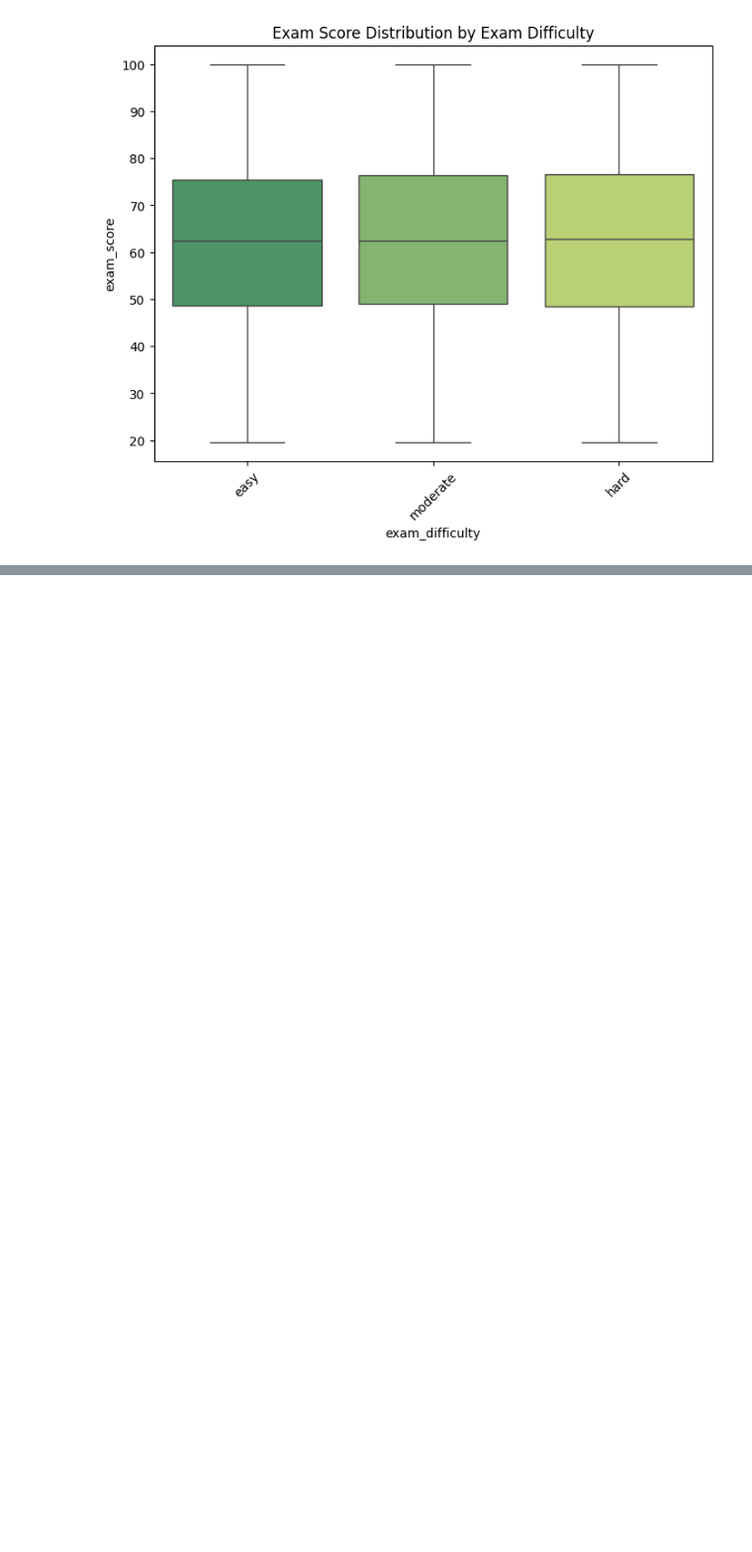
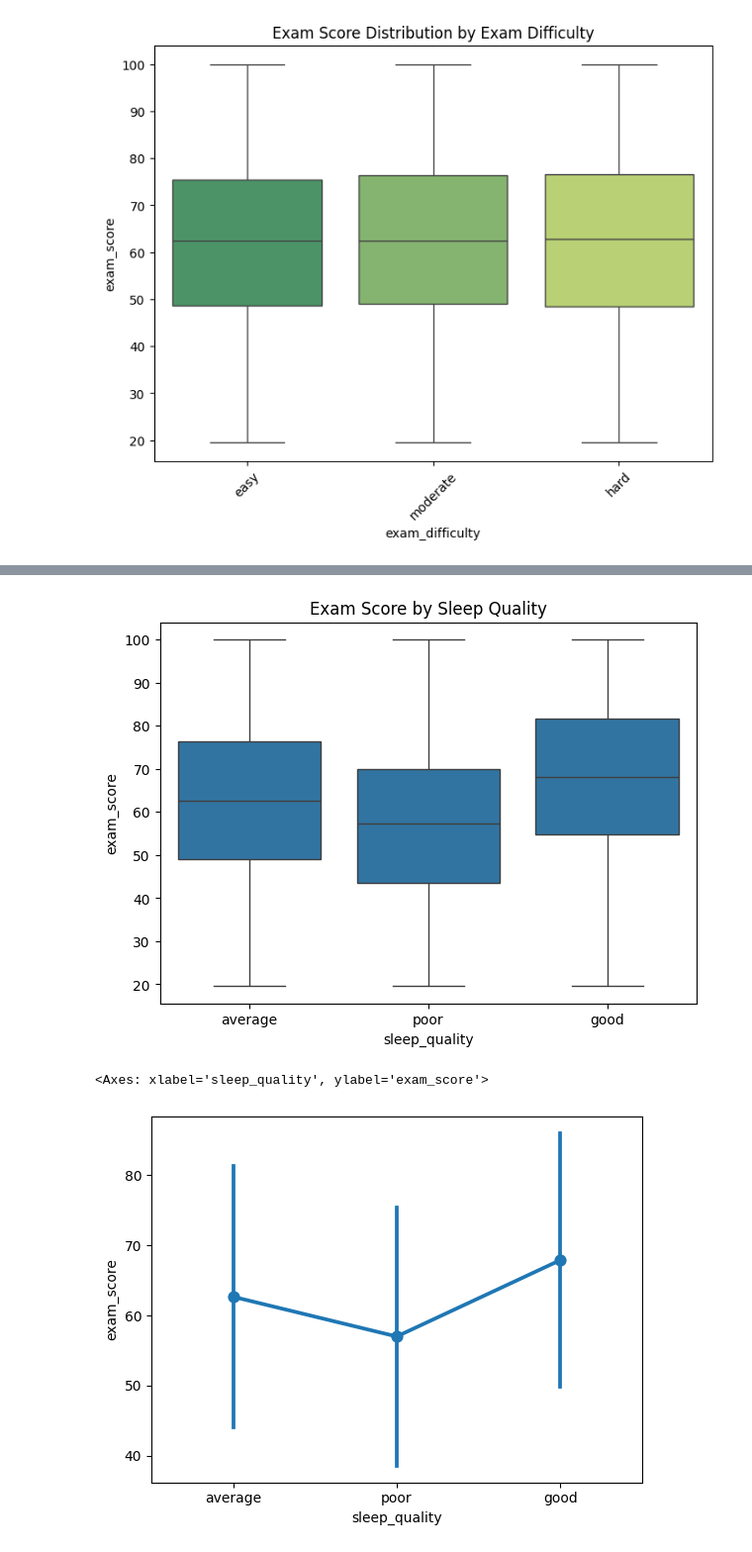
Before and after one commit to Darknight47/Kaggle-Playgrounds, a Jupyter notebook: Student Test Scores/data_understanding.ipynb, the cells around one changed output, grey strips where cells are left out. Shown at 99% size. Cells and saved outputs as stored; diff of their text form; code cells hidden in the pictures; blank space fills up the shorter version.

```diff
--- a/Student Test Scores/data_understanding.ipynb
+++ b/Student Test Scores/data_understanding.ipynb
@@ -176,0 +193,11 @@ plt.show()
+# %%
+plt.figure(figsize=(7, 5))
+sns.boxplot(data=df, x='sleep_quality', y='exam_score')
+plt.title("Exam Score by Sleep Quality")
+plt.show()
+
+sns.pointplot(data=df, x='sleep_quality', y='exam_score', errorbar='sd')
+# %% [output]
+[figure, added]
+<Axes: xlabel='sleep_quality', ylabel='exam_score'>
+[figure, added]
```
Also changed, not shown: parts of 13 cells of this notebook.
